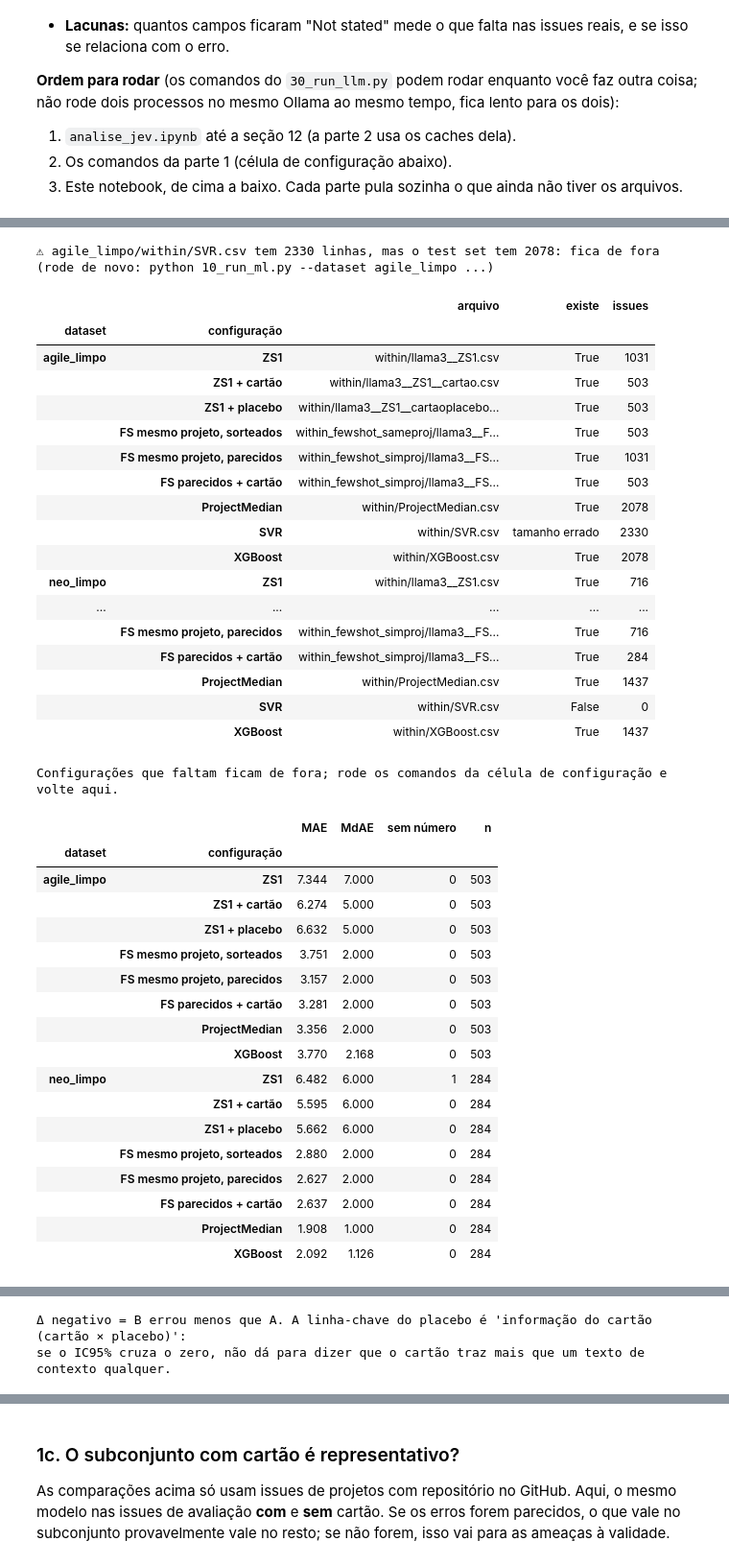
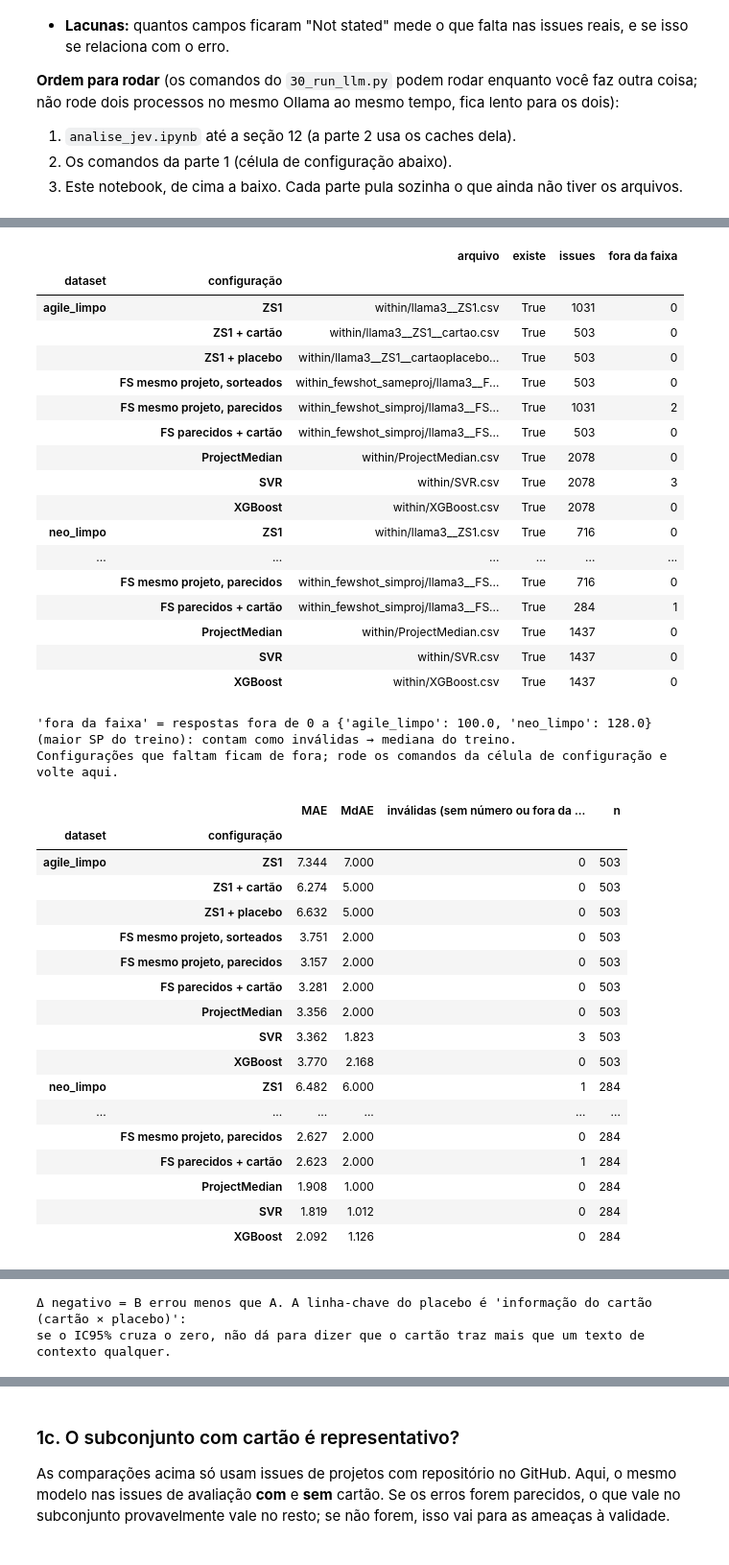
Before and after one commit to anaclaragalvao/Story-Points-Estimation, a Jupyter notebook: repro/analise_extensoes.ipynb, the cells around one changed output, grey strips where cells are left out. Shown at 96% size. Cells and saved outputs as stored; diff of their text form; code cells hidden in the pictures.

```diff
--- a/repro/analise_extensoes.ipynb
+++ b/repro/analise_extensoes.ipynb
@@ -132,6 +134,15 @@ def holm(p):
     return adj
 
 TRAIN_MED = {ds: float(load_merged(ds).query("within == 'train'").sp.median()) for ds in DATASETS}
+# Regra de validade (igual para TODAS as configurações): resposta fora da faixa de story points vista no treino
+# (0 até o maior SP do treino) conta como inválida, como uma resposta sem número, e vira a mediana do treino.
+# Pega os casos em que o parser leu outro número (ex.: o ano repetido do título) ou o LLM respondeu "500".
+SP_MAX = {ds: float(load_merged(ds).query("within == 'train'").sp.max()) for ds in DATASETS}
+
+def na_faixa(y, ds):
+    y = pd.to_numeric(pd.Series(y), errors="coerce")
+    ds = pd.Series(ds, index=y.index) if not isinstance(ds, str) else pd.Series(ds, index=y.index)
+    return y.where((y >= 0) & (y <= ds.map(SP_MAX)))
 
 COR = {"s1": "#2a78d6", "s2": "#eb6834", "s3": "#1baf7a", "s4": "#8a5cd6", "ink": "#0b0b0b", "ink2": "#52514e",
        "muted": "#898781", "grid": "#e1e0d9", "axis": "#c3c2b7", "surface": "#fcfcfb"}
@@ -177,30 +189,34 @@ for ds in DATASETS:
                 print(f"⚠ {ds}/{proto}/{arq} tem {len(p)} linhas, mas o test set tem {n_test}: fica de fora "
                       f"(rode de novo: python 10_run_ml.py --dataset {ds} ...)")
                 disp[-1]["existe"] = "tamanho errado"; continue
+            p["y_pred_bruto"] = pd.to_numeric(p.y_pred, errors="coerce")
+            p["y_pred"] = na_faixa(p.y_pred_bruto, ds)
+            disp[-1]["fora da faixa"] = int((p.y_pred_bruto.notna() & p.y_pred.isna()).sum())
             P1[(ds, nome)] = p.set_index("issue_id")
 display(pd.DataFrame(disp).set_index(["dataset", "configuração"]), nome="P1 arquivos")
+print(f"'fora da faixa' = respostas fora de 0 a {SP_MAX} (maior SP do treino): contam como inválidas → mediana do treino.")
 print("Configurações que faltam ficam de fora; rode os comandos da célula de configuração e volte aqui.")
 # %% [output]
+|  |  | arquivo | existe | issues | fora da faixa |
+| dataset | configuração |  |  |  |  |
+| agile_limpo | ZS1 | within/llama3__ZS1.csv | True | 1031 | 0 |
+|  | ZS1 + cartão | within/llama3__ZS1__cartao.csv | True | 503 | 0 |
+|  | ZS1 + placebo | within/llama3__ZS1__cartaoplacebo... | True | 503 | 0 |
+|  | FS mesmo projeto, sorteados | within_fewshot_sameproj/llama3__F... | True | 503 | 0 |
+|  | FS mesmo projeto, parecidos | within_fewshot_simproj/llama3__FS... | True | 1031 | 2 |
+|  | FS parecidos + cartão | within_fewshot_simproj/llama3__FS... | True | 503 | 0 |
+|  | ProjectMedian | within/ProjectMedian.csv | True | 2078 | 0 |
+|  | SVR | within/SVR.csv | True | 2078 | 3 |
+|  | XGBoost | within/XGBoost.csv | True | 2078 | 0 |
+| neo_limpo | ZS1 | within/llama3__ZS1.csv | True | 716 | 0 |
+| ... | ... | ... | ... | ... | ... |
+|  | FS mesmo projeto, parecidos | within_fewshot_simproj/llama3__FS... | True | 716 | 0 |
+|  | FS parecidos + cartão | within_fewshot_simproj/llama3__FS... | True | 284 | 1 |
+|  | ProjectMedian | within/ProjectMedian.csv | True | 1437 | 0 |
+|  | SVR | within/SVR.csv | True | 1437 | 0 |
+|  | XGBoost | within/XGBoost.csv | True | 1437 | 0 |
-⚠ agile_limpo/within/SVR.csv tem 2330 linhas, mas o test set tem 2078: fica de fora (rode de novo: python 10_run_ml.py --dataset agile_limpo ...)
+'fora da faixa' = respostas fora de 0 a {'agile_limpo': 100.0, 'neo_limpo': 128.0} (maior SP do treino): contam como inválidas → mediana do treino.
+Configurações que faltam ficam de fora; rode os comandos da célula de configuração e volte aqui.
-|  |  | arquivo | existe | issues |
-| dataset | configuração |  |  |  |
-| agile_limpo | ZS1 | within/llama3__ZS1.csv | True | 1031 |
-|  | ZS1 + cartão | within/llama3__ZS1__cartao.csv | True | 503 |
-|  | ZS1 + placebo | within/llama3__ZS1__cartaoplacebo... | True | 503 |
-|  | FS mesmo projeto, sorteados | within_fewshot_sameproj/llama3__F... | True | 503 |
-|  | FS mesmo projeto, parecidos | within_fewshot_simproj/llama3__FS... | True | 1031 |
-|  | FS parecidos + cartão | within_fewshot_simproj/llama3__FS... | True | 503 |
-|  | ProjectMedian | within/ProjectMedian.csv | True | 2078 |
-|  | SVR | within/SVR.csv | tamanho errado | 2330 |
-|  | XGBoost | within/XGBoost.csv | True | 2078 |
-| neo_limpo | ZS1 | within/llama3__ZS1.csv | True | 716 |
-| ... | ... | ... | ... | ... |
-|  | FS mesmo projeto, parecidos | within_fewshot_simproj/llama3__FS... | True | 716 |
-|  | FS parecidos + cartão | within_fewshot_simproj/llama3__FS... | True | 284 |
-|  | ProjectMedian | within/ProjectMedian.csv | True | 1437 |
-|  | SVR | within/SVR.csv | False | 0 |
-|  | XGBoost | within/XGBoost.csv | True | 1437 |
-Configurações que faltam ficam de fora; rode os comandos da célula de configuração e volte aqui.
 # %%
 SECAO1 = []
 rows_mae, rows_c, por_proj = [], [], []
@@ -232,35 +248,35 @@ for ds in DATASETS:
             pred = P1[(ds, n)].loc[ids, "y_pred"].astype(float)
             E[n] = (y - pred.fillna(TRAIN_MED[ds])).abs()
             rows_mae.append({"dataset": ds, "configuração": n, "MAE": E[n].mean(), "MdAE": E[n].median(),
-                             "sem número": int(pred.isna().sum()), "n": len(ids)})
+                             "inválidas (sem número ou fora da faixa)": int(pred.isna().sum()), "n": len(ids)})
     E1[ds] = E
     por_proj.append(E.groupby(proj.values).mean().assign(dataset=ds, n=E.groupby(proj.values).size()))
     fam = []
     for a, b, desc in CONTRASTES_1:
         if a in E and b in E:
             r = wilcoxon_pareado(E[a], E[b]); lo, hi = bootstrap_ci(E[b] - E[a])
             fam.append({"dataset": ds, "contraste": desc, "A": a, "B": b, "MAE A": E[a].mean(), "MAE B": E[b].mean(),
                         "Δ MAE (B − A)": r["Δ média"], "IC95% inf": lo, "IC95% sup": hi,
                         "p (Wilcoxon)": r["p (Wilcoxon)"], "r (rank-biserial)": r["r (rank-biserial)"], "n": r["n"]})
     fam = pd.DataFrame(fam)
     if len(fam):
         fam["p (Holm)"] = holm(fam["p (Wilcoxon)"]).values
         rows_c.append(fam)
 
 if rows_mae:
     MAE1 = pd.DataFrame(rows_mae).set_index(["dataset", "configuração"])
     display(MAE1, nome="P1 MAE nas mesmas issues")
 if rows_c:
     C1 = pd.concat(rows_c).set_index(["dataset", "contraste"])
     C1.to_csv(OUT / "parte1_contrastes.csv")
     display(C1, nome="P1 contrastes")
     print("Δ negativo = B errou menos que A. A linha-chave do placebo é 'informação do cartão (cartão × placebo)':")
     print("se o IC95% cruza o zero, não dá para dizer que o cartão traz mais que um texto de contexto qualquer.")
 if por_proj:
     PP1 = pd.concat(por_proj).rename_axis("projeto").reset_index().set_index(["dataset", "projeto"])
     display(PP1.round(2), nome="P1 MAE por projeto")
 # %% [output]
-|  |  | MAE | MdAE | sem número | n |
+|  |  | MAE | MdAE | inválidas (sem número ou fora da ... | n |
 | dataset | configuração |  |  |  |  |
 | agile_limpo | ZS1 | 7.344 | 7.000 | 0 | 503 |
 |  | ZS1 + cartão | 6.274 | 5.000 | 0 | 503 |
@@ -269,14 +285,14 @@ if por_proj:
 |  | FS mesmo projeto, parecidos | 3.157 | 2.000 | 0 | 503 |
 |  | FS parecidos + cartão | 3.281 | 2.000 | 0 | 503 |
 |  | ProjectMedian | 3.356 | 2.000 | 0 | 503 |
+|  | SVR | 3.362 | 1.823 | 3 | 503 |
 |  | XGBoost | 3.770 | 2.168 | 0 | 503 |
 | neo_limpo | ZS1 | 6.482 | 6.000 | 1 | 284 |
-|  | ZS1 + cartão | 5.595 | 6.000 | 0 | 284 |
-|  | ZS1 + placebo | 5.662 | 6.000 | 0 | 284 |
-|  | FS mesmo projeto, sorteados | 2.880 | 2.000 | 0 | 284 |
+| ... | ... | ... | ... | ... | ... |
 |  | FS mesmo projeto, parecidos | 2.627 | 2.000 | 0 | 284 |
-|  | FS parecidos + cartão | 2.637 | 2.000 | 0 | 284 |
+|  | FS parecidos + cartão | 2.623 | 2.000 | 1 | 284 |
 |  | ProjectMedian | 1.908 | 1.000 | 0 | 284 |
+|  | SVR | 1.819 | 1.012 | 0 | 284 |
 |  | XGBoost | 2.092 | 1.126 | 0 | 284 |
 |  |  | A | B | MAE A | MAE B | Δ MAE (B − A) | IC95% inf | IC95% sup | p (Wilcoxon) | ... |
 | dataset | contraste |  |  |  |  |  |  |  |  | ... |
```
Also changed, not shown: parts of 12 cells of this notebook, 35 other files.
